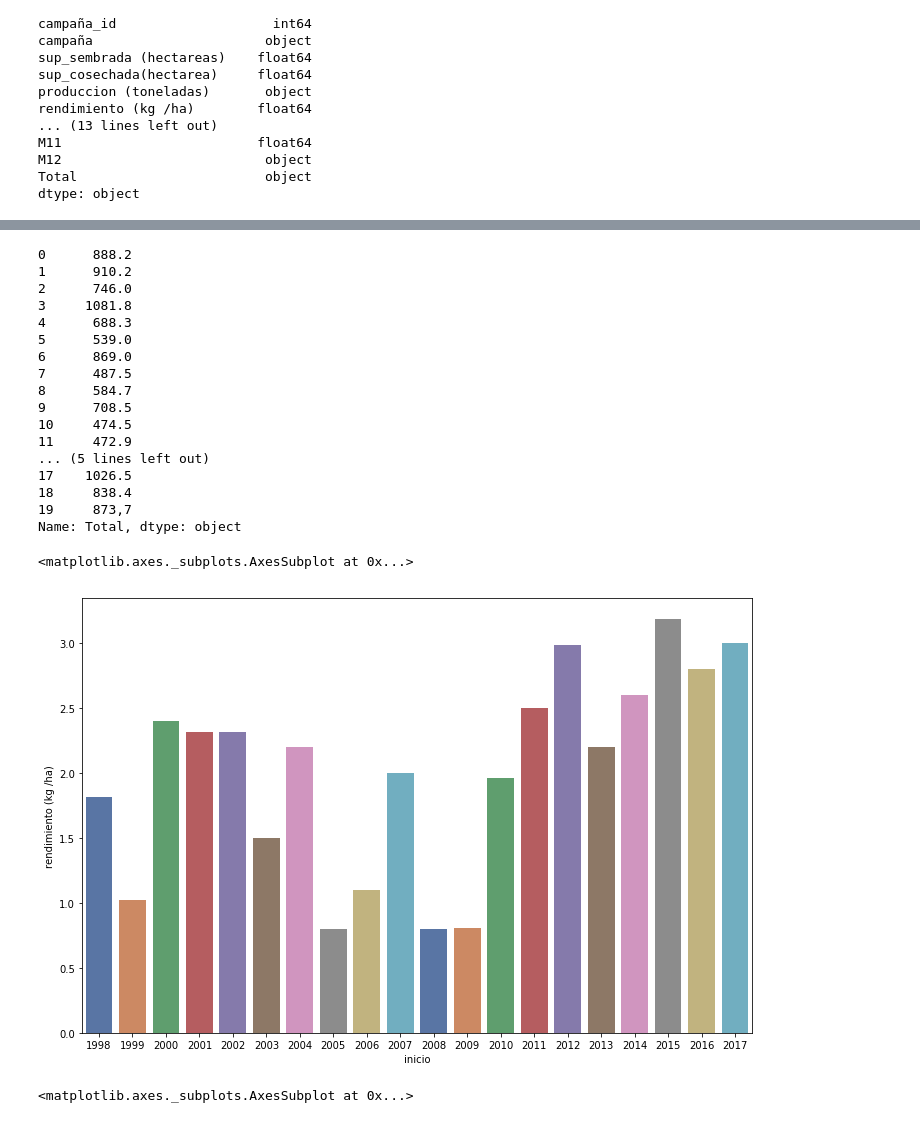
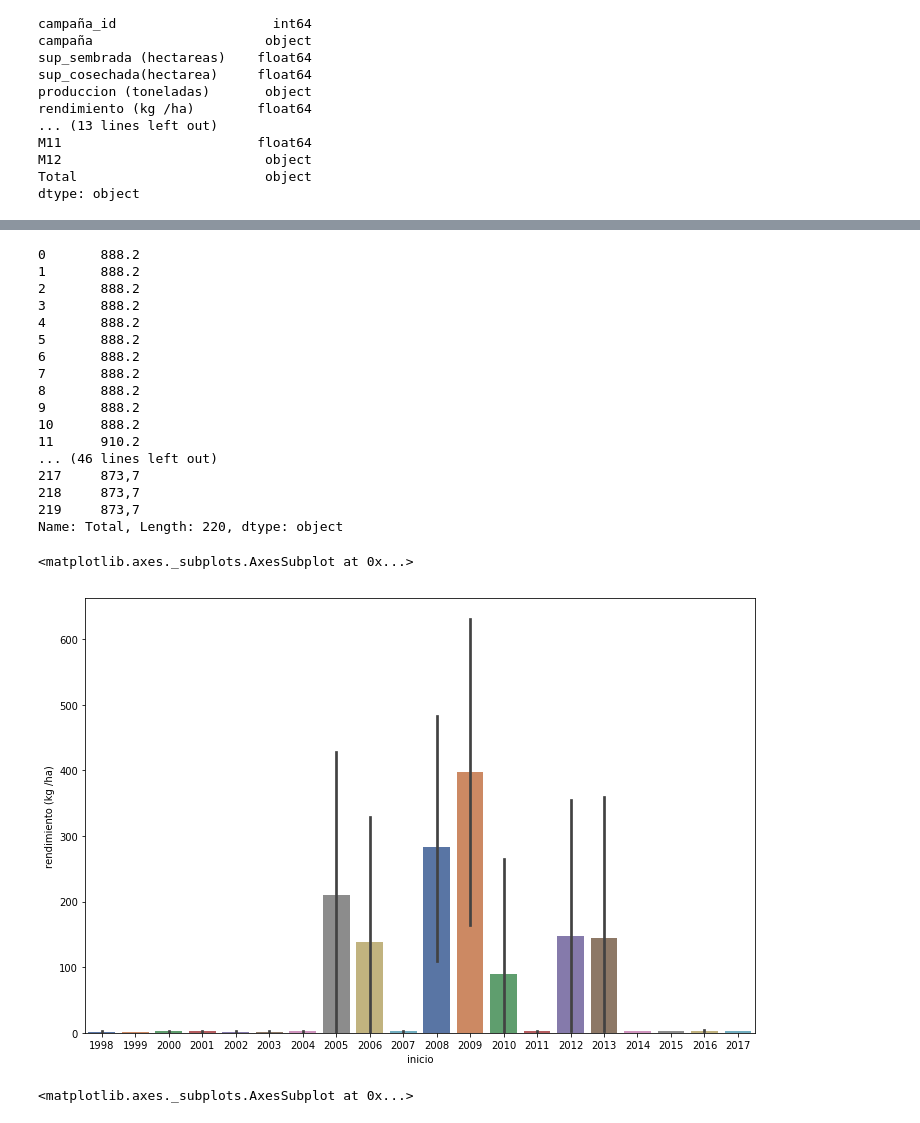
Before and after one commit to EvaSalomon/acamica, a Jupyter notebook: precipitaciones/Produccion.ipynb, the cells around one changed output, grey strips where cells are left out. Saved outputs shown, nothing was run; the diff lists cells and outputs as text; code cells hidden in the pictures.

```diff
--- a/precipitaciones/Produccion.ipynb
+++ b/precipitaciones/Produccion.ipynb
@@ -54,4 +54,4 @@ df_trigo['inicio'] = df_trigo['campaña'].apply(lambda x : int(x[0]))
 # %%
-df_trigo['final'] = df_trigo['campaña'].apply(lambda x : int(x[1]))
+df_cultivo['final'] = df_cultivo['campaña'].apply(lambda x : int(x[1]))
 # %%
-df_trigo = df_trigo.loc[(df_trigo.inicio >= 1998) & (df_trigo.inicio <= 2017)]
+df_cultivo = df_cultivo.loc[(df_cultivo.inicio >= 1998) & (df_cultivo.inicio <= 2017)]
@@ -82,3 +83,3 @@ print(len(precipitaciones), len(df_trigo))
 # %%
-df_trigo = df_trigo.merge(precipitaciones, left_on='inicio', right_on='Ano', how='left')
+df_cultivo = df_cultivo.merge(precipitaciones, left_on='inicio', right_on='Ano', how='left')
 # %%
@@ -153,31 +158,31 @@ Name: inicio, dtype: int64
 # %%
-df_trigo['Total']
+df_cultivo['Total']
 # %% [output]
-0      888.2
-1      910.2
-2      746.0
-3     1081.8
-4      688.3
-5      539.0
-6      869.0
-7      487.5
-8      584.7
-9      708.5
-10     474.5
-11     472.9
-... (5 lines left out)
-17    1026.5
-18     838.4
-19     873,7
-Name: Total, dtype: object
+0       888.2
+1       888.2
+2       888.2
+3       888.2
+4       888.2
+5       888.2
+6       888.2
+7       888.2
+8       888.2
+9       888.2
+10      888.2
+11      910.2
+... (46 lines left out)
+217     873,7
+218     873,7
+219     873,7
+Name: Total, Length: 220, dtype: object
 # %%
-df_trigo.at[7, 'rendimiento (kg /ha)'] = 0.8
-df_trigo.at[10, 'rendimiento (kg /ha)'] = 0.8
-df_trigo.at[11, 'rendimiento (kg /ha)'] = 0.806
+df_cultivo.at[7, 'rendimiento (kg /ha)'] = 0.8
+df_cultivo.at[10, 'rendimiento (kg /ha)'] = 0.8
+df_cultivo.at[11, 'rendimiento (kg /ha)'] = 0.806
 # %%
-sns.barplot(x=df_trigo['inicio'], y=df_trigo['rendimiento (kg /ha)'], palette="deep")
+sns.barplot(x=df_cultivo['inicio'], y=df_cultivo['rendimiento (kg /ha)'], palette="deep")
 # %% [output]
 <matplotlib.axes._subplots.AxesSubplot at 0x...>
-[figure, old version]
+[figure, new version]
 # %%
 #sns.barplot(x=df_trigo['inicio'], y=df_trigo['Total'], palette="deep")
```
Also changed, not shown: parts of 12 cells of this notebook, 4 other files.
